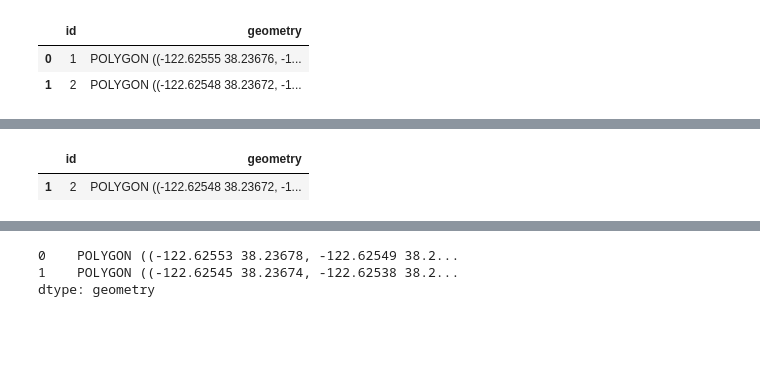
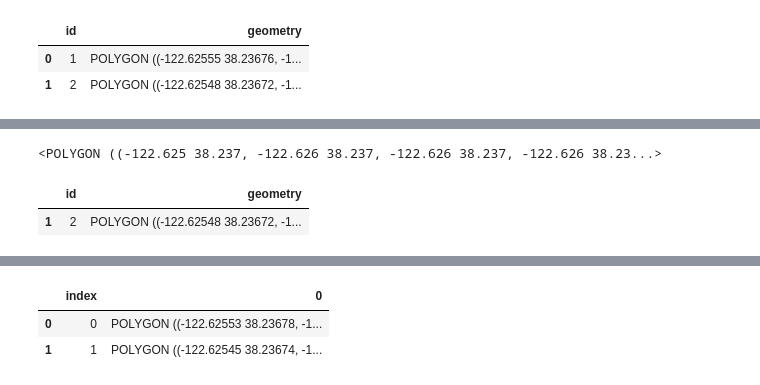
Before and after one commit to klemay-CLGX/master_structure_poc, a Jupyter notebook: code/mre/simplify_polygon.ipynb, the cells around one changed output, grey strips where cells are left out. Cells and saved outputs as stored; diff of their text form; code cells hidden in the pictures; blank space fills up the shorter version.

```diff
--- a/code/mre/simplify_polygon.ipynb
+++ b/code/mre/simplify_polygon.ipynb
@@ -150,11 +154,11 @@ shapes.head()
 # %%
-shapes = gpd.read_file("vexcel_selection.shp")
 
 data_overlaps=gpd.GeoDataFrame(columns=['id','geometry'],geometry='geometry', crs=shapes.crs)
 
 for index, row in shapes.iterrows():
-    print(index, row)
-    data_temp1=shapes.loc[shapes.id!=row.id]
+    row_geom = row.geometry
+    row_id = row.id
+    data_temp1 = shapes.loc[shapes.id!=row_id]
     print(f'data temp: {data_temp1.id}')
     # check if intersection occured
     overlaps=data_temp1[data_temp1.geometry.overlaps(row.geometry)]['id'].tolist()
@@ -168,10 +172,12 @@ for index, row in shapes.iterrows():
 
 
         for y in overlaps:
-            temp_area=gpd.overlay(shapes.loc[shapes.id==y,],shapes.loc[shapes.id==row.id,],how='intersection')
+            overlap_geom = shapes.loc[shapes.id==y, 'geometry'].values[0]
+            intersect_geom = intersection(row_geom, overlap_geom)
+            #temp_area=gpd.overlay(,shapes.loc[shapes.id==row.id,],how='intersection')
 
             #data_overlaps=gpd.GeoDataFrame(pd.concat([temp_area,data_overlaps],ignore_index=True),crs=shapes.crs)
-            data_overlaps = pd.concat([data_overlaps,temp_area],ignore_index=True)
+            #data_overlaps = pd.concat([data_overlaps,temp_area],ignore_index=True)
 
     break
 # data_overlaps.to_file('overlaps.shp')
@@ -194,3 +192,7 @@ data_overlaps
+# %%
+intersect_geom
+# %% [output]
+<POLYGON ((-122.625 38.237, -122.626 38.237, -122.626 38.237, -122.626 38.23...>
 # %%
 data_temp1
 # %% [output]
@@ -205,7 +207,7 @@ map
 # %% [output]
 [interactive output not drawn]
 # %%
-fixed_geom = shapes.symmetric_difference(data_overlaps)
+fixed_geom = shapes.symmetric_difference(intersect_geom)
 # OpenStreetMap
 map = folium.Map(location=[centroid_y, centroid_x], tiles="OpenStreetMap", zoom_start=25)
 folium.GeoJson(fixed_geom).add_to(map)
@@ -214,11 +216,12 @@ map
 #fixed_geom.to_file('fixed.shp')
 # %% [output]
 [interactive output not drawn]
-# %%
-fixed_geom
-# %% [output]
-0    POLYGON ((-122.62553 38.23678, -122.62549 38.2...
-1    POLYGON ((-122.62545 38.23674, -122.62538 38.2...
-dtype: geometry
+# %%
+fixed_geom = fixed_geom.reset_index()
+fixed_geom
+# %% [output]
+|  | index | 0 |
+| 0 | 0 | POLYGON ((-122.62553 38.23678, -1... |
+| 1 | 1 | POLYGON ((-122.62545 38.23674, -1... |
 # %%
 from shapely.ops import unary_union
```
Also changed, not shown: parts of 13 cells of this notebook.
